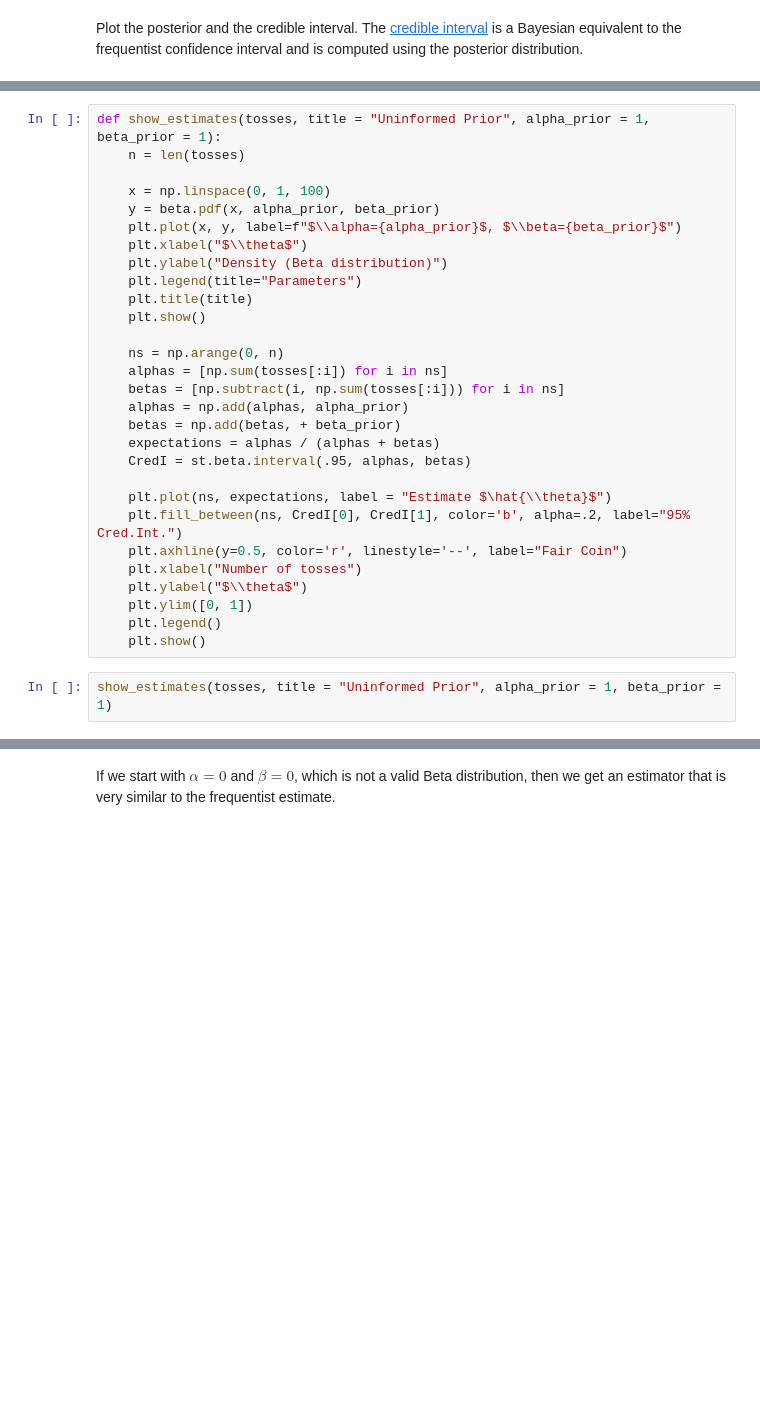
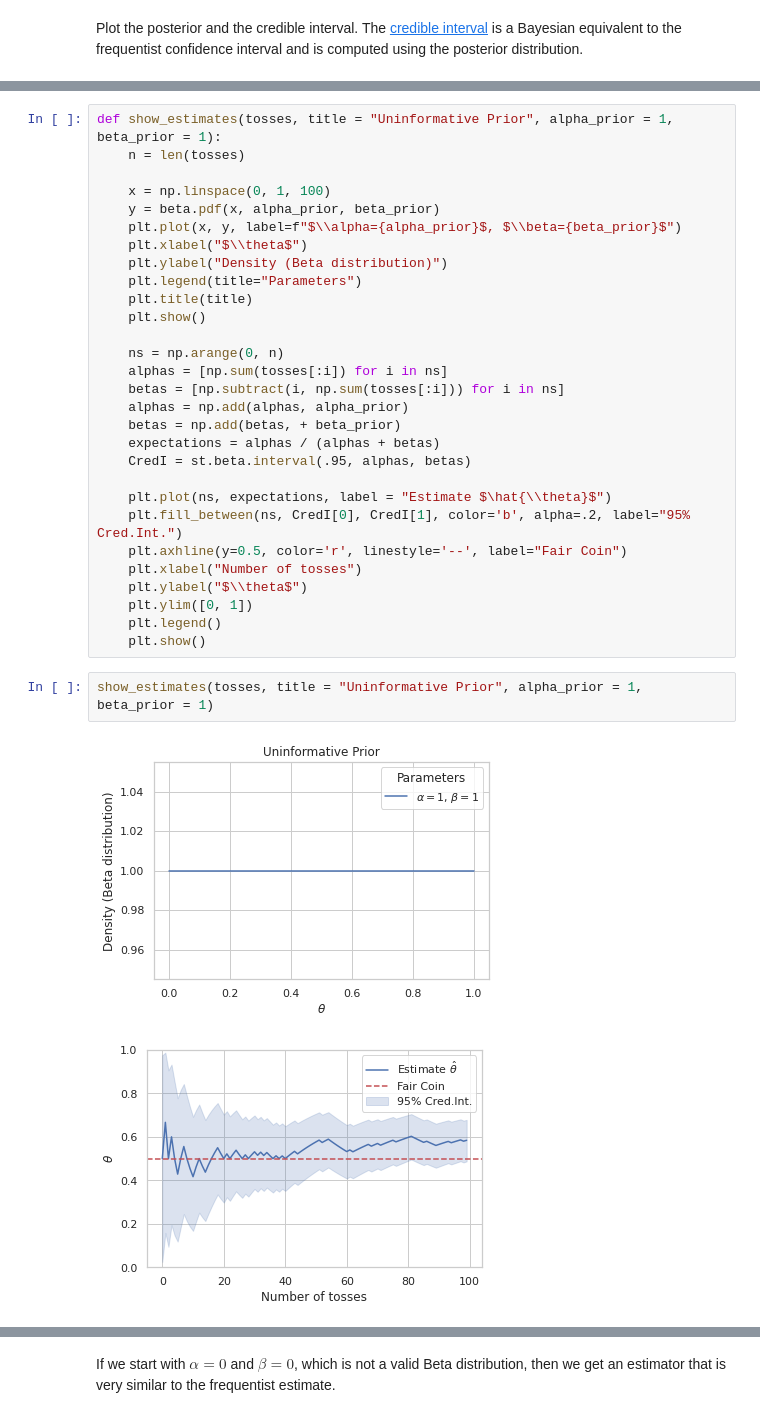
Before and after one commit to mhahsler/CS7320-AI, a Jupyter notebook: Uncertainty/Frequentist_vs_Bayesian.ipynb, the cells around one changed output, grey strips where cells are left out. Saved outputs shown, nothing was run; the diff lists cells and outputs as text; blank space fills up the shorter version.

```diff
--- a/Uncertainty/Frequentist_vs_Bayesian.ipynb
+++ b/Uncertainty/Frequentist_vs_Bayesian.ipynb
@@ -295,5 +310,5 @@ Plot the development of the expected value of the posterior distribution after e
 # %%
-def show_estimates(tosses, title = "Uninformed Prior", alpha_prior = 1, beta_prior = 1):
+def show_estimates(tosses, title = "Uninformative Prior", alpha_prior = 1, beta_prior = 1):
     n = len(tosses)
 
     x = np.linspace(0, 1, 100)
@@ -322,6 +337,9 @@ def show_estimates(tosses, title = "Uninformed Prior", alpha_prior = 1, beta_pri
     plt.legend()
     plt.show()
 # %%
-show_estimates(tosses, title = "Uninformed Prior", alpha_prior = 1, beta_prior = 1)
+show_estimates(tosses, title = "Uninformative Prior", alpha_prior = 1, beta_prior = 1)
+# %% [output]
+[figure, added]
+[figure, added]
 # %%
 show_estimates(tosses, title = "Prior (likely a fair coin)", alpha_prior = 6, beta_prior = 6)
```
Also changed, not shown: parts of 15 cells of this notebook.
